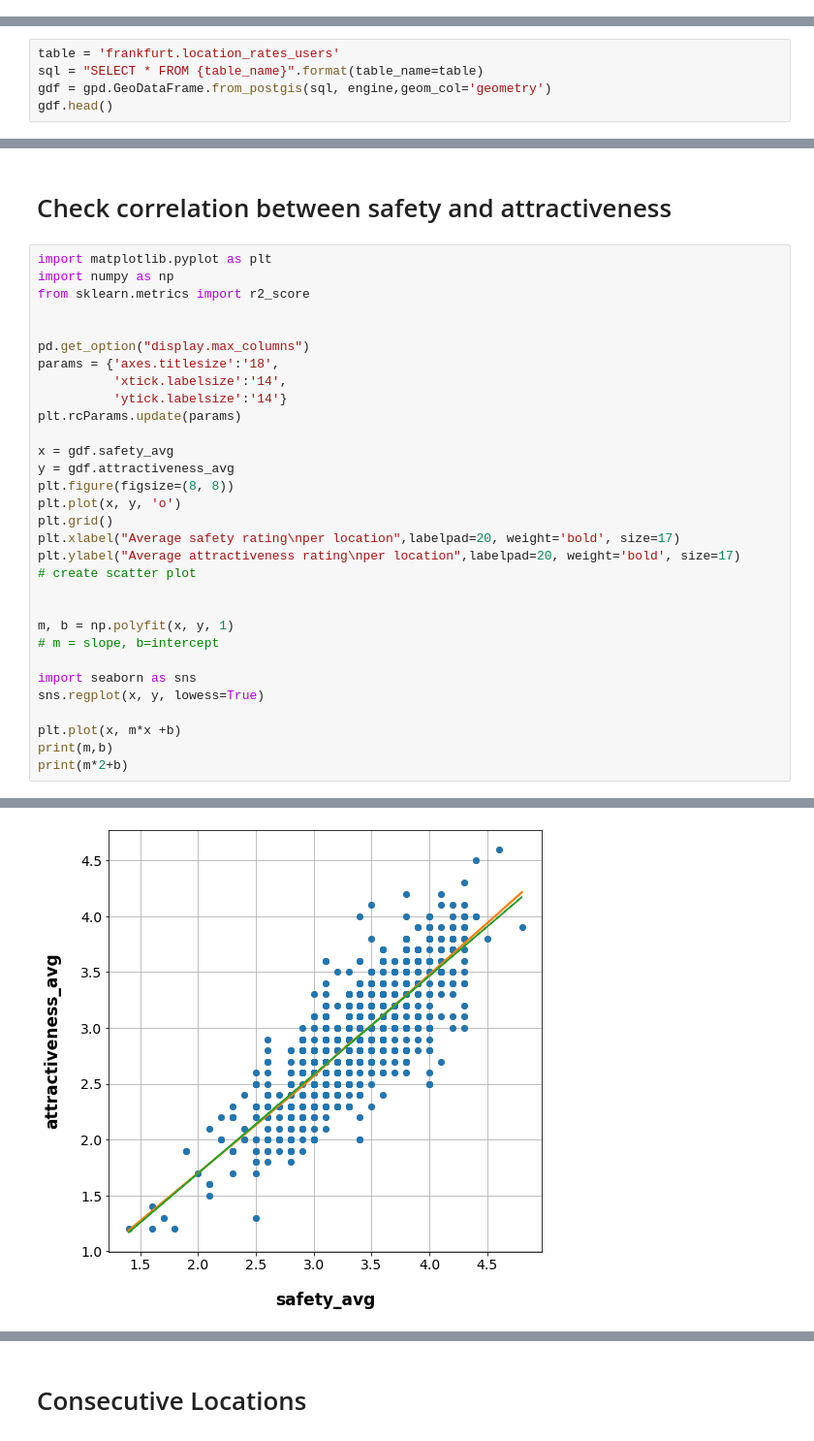
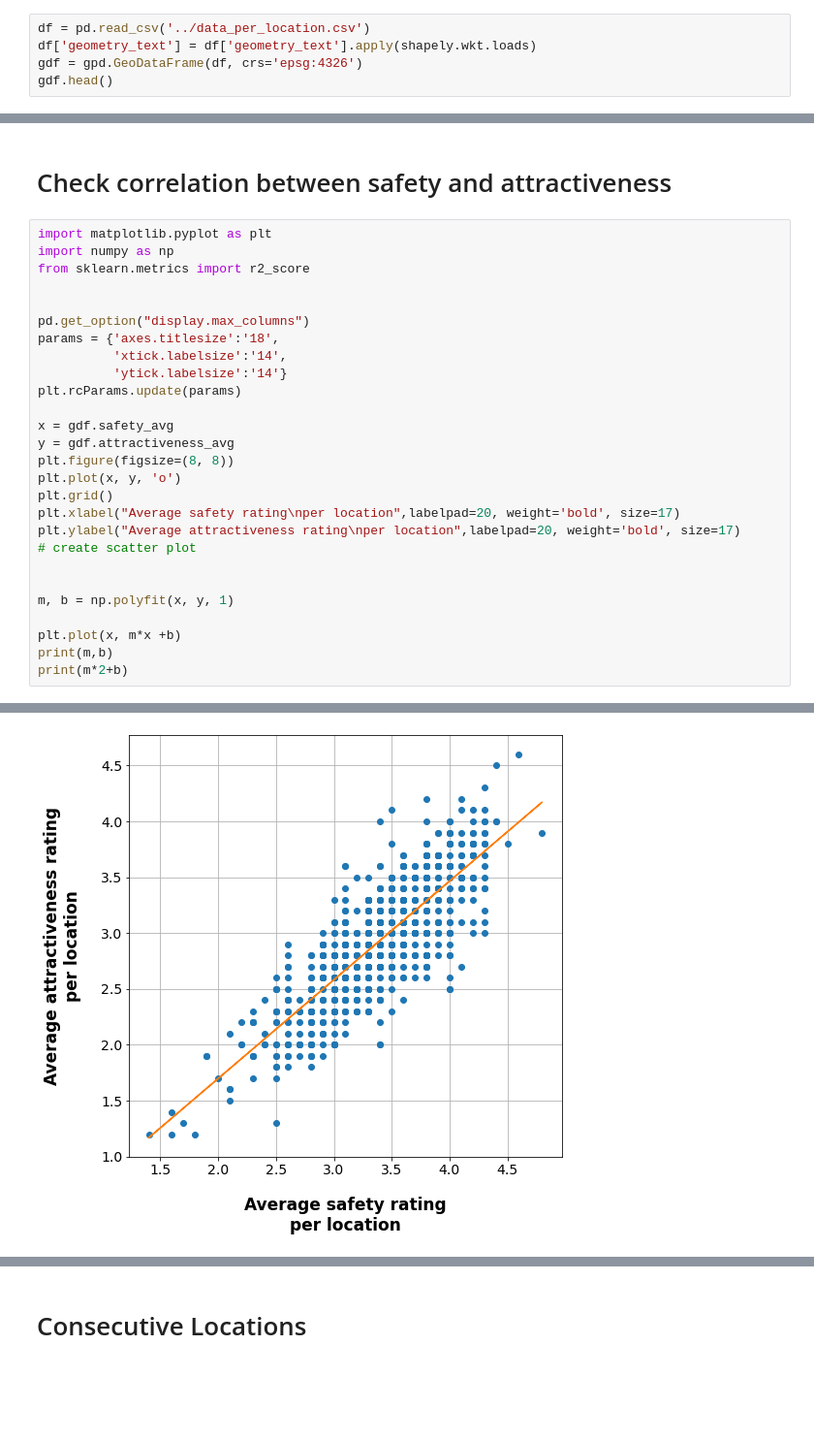
Before and after one commit to MiliasV/streetception, a Jupyter notebook: notebook/analysis_experimentation.ipynb, the cells around one changed output, grey strips where cells are left out. Shown: that part at 97% size. Saved outputs shown, nothing was run; the diff lists cells and outputs as text; blank space fills up the shorter version.

Commit message:
removed reading from db, and consecutive locations

```diff
--- a/notebook/analysis_experimentation.ipynb
+++ b/notebook/analysis_experimentation.ipynb
@@ -23,0 +12,5 @@ gdf_usr = gpd.GeoDataFrame.from_postgis(sql_usr, engine,geom_col='geometry')
+# %%
+df = pd.read_csv('../data_per_location.csv')
+df['geometry_text'] = df['geometry_text'].apply(shapely.wkt.loads)
+gdf = gpd.GeoDataFrame(df, crs='epsg:4326')
+gdf.head()
@@ -77,8 +78,3 @@ See the caveats in the documentation: https://pandas.pydata.org/pandas-docs/stab
 [figure]
 # %% [markdown]
 # Average Ratings
-# %%
-table = 'frankfurt.location_rates_users'
-sql = "SELECT * FROM {table_name}".format(table_name=table)
-gdf = gpd.GeoDataFrame.from_postgis(sql, engine,geom_col='geometry')
-gdf.head()
@@ -573,35 +223,31 @@ Notes:
 # %%
 import matplotlib.pyplot as plt
 import numpy as np
 from sklearn.metrics import r2_score
 
 
 pd.get_option("display.max_columns")
 params = {'axes.titlesize':'18',
           'xtick.labelsize':'14',
           'ytick.labelsize':'14'}
 plt.rcParams.update(params)
 
 x = gdf.safety_avg
 y = gdf.attractiveness_avg
 plt.figure(figsize=(8, 8))
 plt.plot(x, y, 'o')
 plt.grid()
 plt.xlabel("Average safety rating\nper location",labelpad=20, weight='bold', size=17)
 plt.ylabel("Average attractiveness rating\nper location",labelpad=20, weight='bold', size=17)
 # create scatter plot
 
 
 m, b = np.polyfit(x, y, 1)
-# m = slope, b=intercept
-
-import seaborn as sns
-sns.regplot(x, y, lowess=True)
 
 plt.plot(x, m*x +b)
 print(m,b)
 print(m*2+b)
 # %% [output]
 0.8833672643879454 -0.06866262063551914
 1.6980719081403717
-[figure, old version]
+[figure, new version]
```
Also changed, not shown: parts of 30 cells of this notebook.
